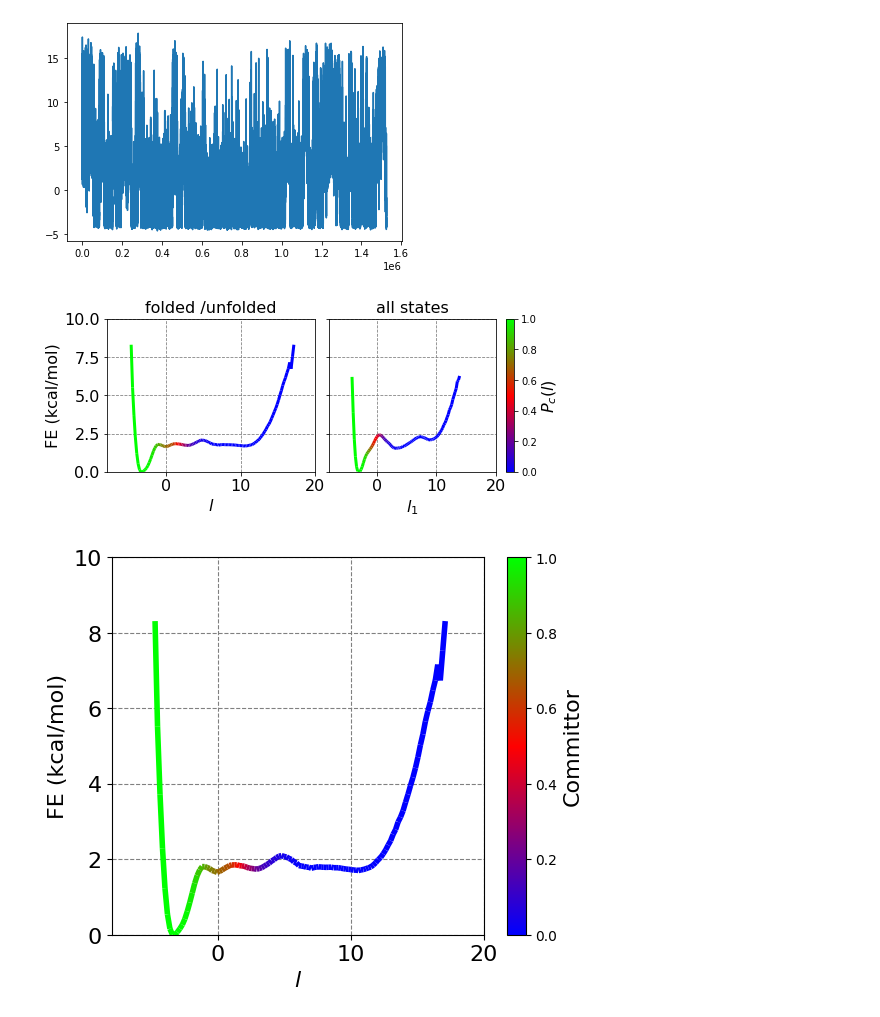
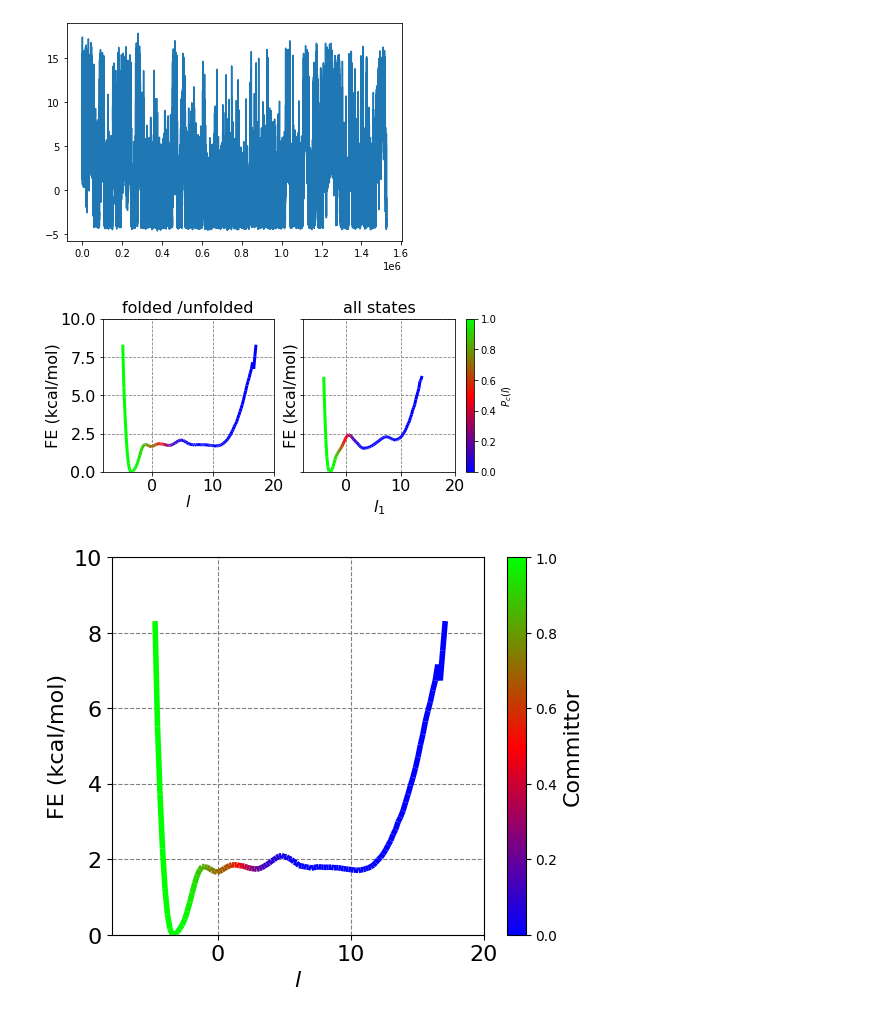
Before and after one commit to SasmalSubarna/posLDA_paper_2023, a Jupyter notebook: HP35/notebooks/figures_for_paper_updated_3.ipynb, the cells around one changed output. Drawn from its saved outputs; the diff is of its cells as text; code cells hidden in the pictures.

Commit message:
improve SI figure fit

```diff
--- a/HP35/notebooks/figures_for_paper_updated_3.ipynb
+++ b/HP35/notebooks/figures_for_paper_updated_3.ipynb
@@ -293,8 +293,8 @@ nbins=150
 cmap = 'brg'
 
 axs[0].set_title("folded /unfolded", fontsize=16)
-axs[0].set_ylabel("FE (kcal/mol)",fontsize=16)
-axs[0].set_xlabel("$l$", fontsize=16)
+axs[0].set_ylabel("FE (kcal/mol)",fontsize=16,labelpad=0)
+axs[0].set_xlabel("$l$", fontsize=16,labelpad=0)
 axs[0].tick_params(axis='both',labelsize=16)
 axs[0].grid(b=True, which='major', axis='both', color='#808080', linestyle='--')
 # set lims
@@ -340,7 +340,7 @@ nbins=100
 cmap = 'brg'
 
 axs[1].set_title("all states", fontsize=16)
-#axs[1].set_ylabel("FE (kcal/mol)",fontsize=16)
+axs[1].set_ylabel("FE (kcal/mol)",fontsize=16)
 axs[1].set_xlabel("$l_1$", fontsize=16)
 axs[1].tick_params(axis='both',labelsize=16)
 axs[1].grid(b=True, which='major', axis='both', color='#808080', linestyle='--')
@@ -353,46 +353,41 @@ axs[1].set_ylim(0.0, 10.0)
 # histogram
 hist, bins = np.histogram(ld1, range=ld_range, bins=nbins, density=True)
 fe = -kbt*np.log(hist)
 grids = (bins[:-1] + bins[1:])/2
 
 dx = bins[1]-bins[0]
 comm_average_var = []
 for my_bin in bins:
     sgmm_idx = np.where( (ld1[1::] >=my_bin) * (ld1[1::] <my_bin+dx) )[0]
     comm_average_var.append([comm[sgmm_idx].mean(),comm[sgmm_idx].var()])
 comm_average_var = np.array(comm_average_var)
 
 # create the segments
 points = np.array([grids, fe-fe.min()]).T.reshape(-1, 1, 2)
 segments = np.concatenate([points[:-1], points[1:]], axis=1)
 
 # Create a continuous norm to map from data points to colors
 #norm1 = plt.Normalize(comm_average_var[:,0].min(), comm_average_var[:,0].max())
 norm1 = plt.Normalize(0.0, 1.0)  # setting the limit [0,1]
 lc = LineCollection(segments, cmap=cmap, norm=norm1)
 
 # Set the values used for colormapping
 lc.set_array(comm_average_var[:,0])
 lc.set_linewidth(3)
 line = axs[1].add_collection(lc)
-cbar = fig.colorbar(line, ax=axs[1])
-#cbar.set_label("avg. committor", fontsize=16)
 
 
+divider = make_axes_locatable(axs[1])
+cax = divider.append_axes("right", size="5%", pad=0.15)
 
-#=========================================================================================#
-# this part is for putting a common colorbar for all the subplots
-#fig.subplots_adjust(right=0.8)  # size of the figure
-#cbar_ax = fig.add_axes([0.85, 0.15, 0.03, 0.7]) # dimesnion of the colorbar.
-#cbar_ax = fig.add_axes([0.85, 0.30, 0.05, 0.45]) # dimesnion of the colorbar.
-#cbar = fig.colorbar(line, cax=cbar_ax)
-cbar.set_label("$P_c(l)$", fontsize=16)
-#plt.clim(0,1)
-plt.tight_layout(pad=0)
+cbar=plt.colorbar(line, cax=cax)
+cbar.set_label("$P_c(l)$")
+
+plt.tight_layout(pad=0,rect=(0.05,0,0.95,1))
 if output_directory is not None:
-    plt.savefig(os.path.join(output_directory,"compare_fes_commitor_2state_6state.pdf"), format="pdf")
+    plt.savefig(os.path.join(output_directory,"compare_fes_commitor_2state_6state.pdf"), format="pdf",bbox_inches=0)
 # %% [output]
-[figure, old version]
+[figure, new version]
 # %%
 fig, axs = plt.subplots(1, 1, figsize=(6,5), dpi=100)
 
```
